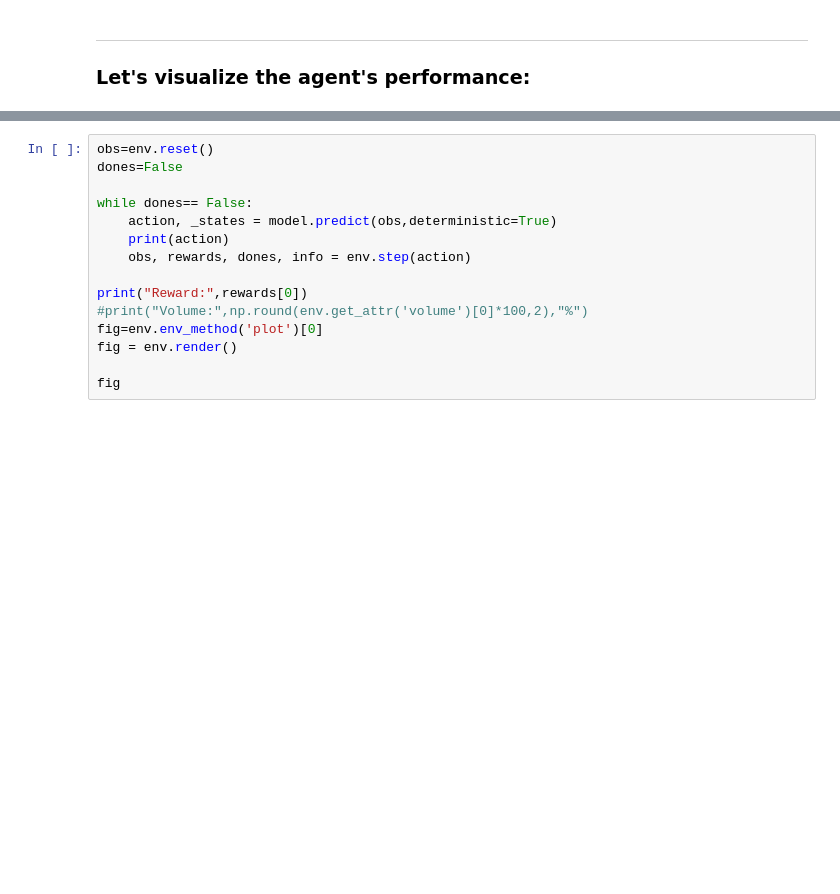
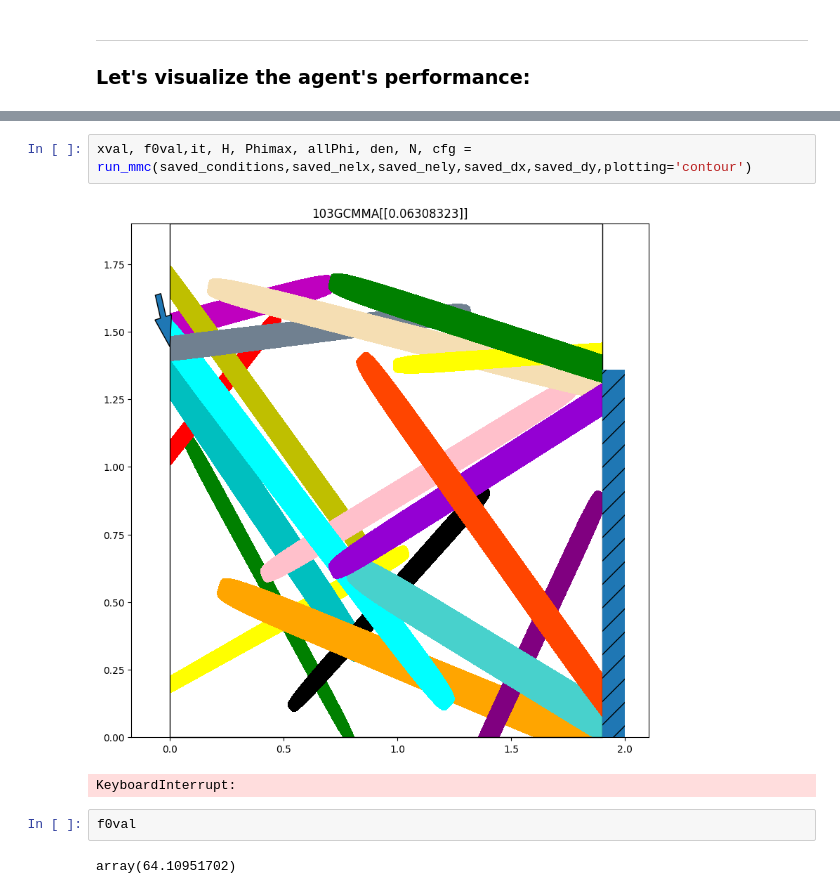
Before and after one commit to ThomasRochefortB/sogym, a Jupyter notebook: rl_training.ipynb, the cells around one changed output, grey strips where cells are left out. Saved outputs shown, nothing was run; the diff lists cells and outputs as text; blank space fills up the shorter version.

```diff
--- a/rl_training.ipynb
+++ b/rl_training.ipynb
@@ -173,15 +470,9 @@ env.plot()
-# %%
-obs=env.reset()
-dones=False
-
-while dones== False:
-    action, _states = model.predict(obs,deterministic=True)
-    print(action)
-    obs, rewards, dones, info = env.step(action)
-
-print("Reward:",rewards[0])
-#print("Volume:",np.round(env.get_attr('volume')[0]*100,2),"%")
-fig=env.env_method('plot')[0]
-fig = env.render()
-
-fig
+# %%
+xval, f0val,it, H, Phimax, allPhi, den, N, cfg = run_mmc(saved_conditions,saved_nelx,saved_nely,saved_dx,saved_dy,plotting='contour')
+# %% [output]
+[figure, added]
+KeyboardInterrupt:
+# %%
+f0val
+# %% [output]
+array(64.10951702)
```
Also changed, not shown: parts of 25 cells of this notebook, 3 other files.
